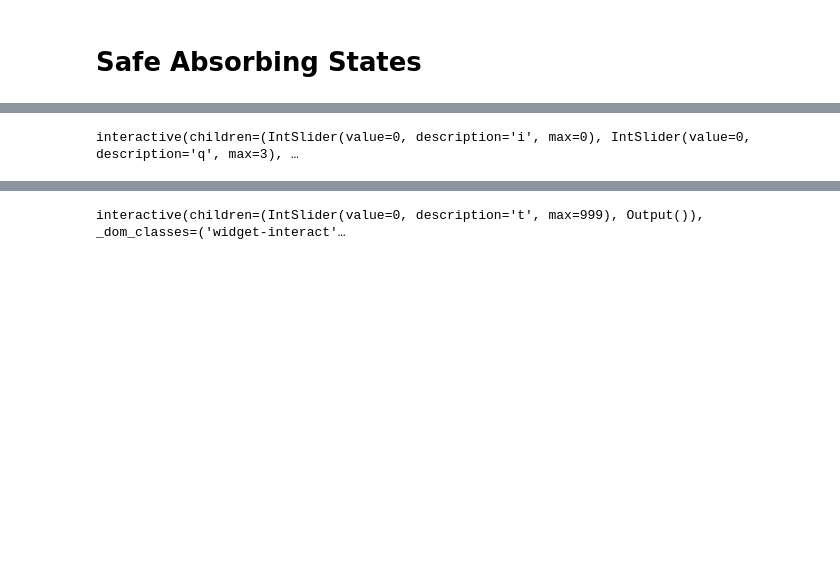
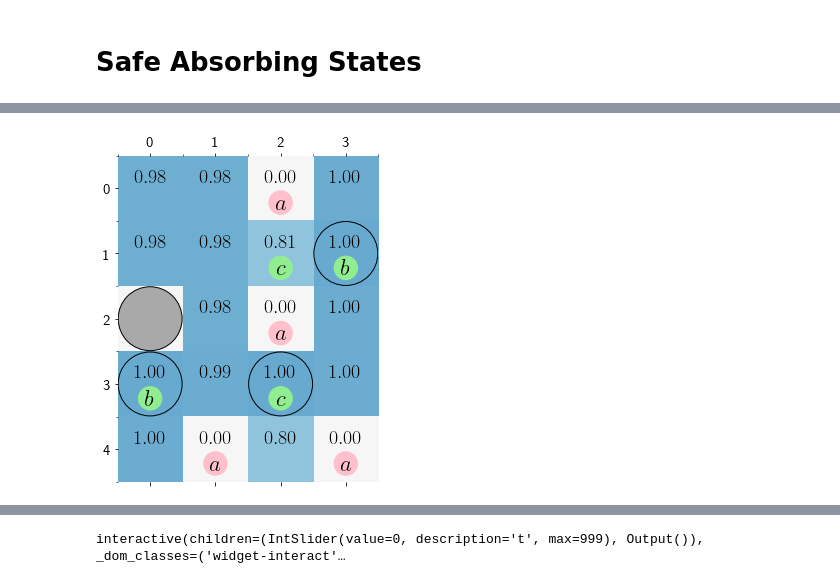
Before and after one commit to alperkamil/csrl, a Jupyter notebook: Safe Absorbing States.ipynb, the cells around one changed output, grey strips where cells are left out. Cells and saved outputs as stored; diff of their text form; code cells hidden in the pictures; blank space fills up the shorter version.

```diff
--- a/Safe Absorbing States.ipynb
+++ b/Safe Absorbing States.ipynb
@@ -37,9 +44,9 @@ csrl = ControlSynthesis(grid_mdp,oa,discount)
 # %%
-Q=csrl.q_learning(T=100,K=10000)
+Q=csrl.q_learning(T=200,K=500000)
 # %%
 value=np.max(Q,axis=4)
-csrl.plot(value)
+csrl.plot(value,iq=(0,0),save='safe_absorbing_states_values.eps')
 # %% [output]
-interactive(children=(IntSlider(value=0, description='i', max=0), IntSlider(value=0, description='q', max=3), …
+[figure, added]
 # %%
 policy=np.argmax(Q,axis=4)
```
Also changed, not shown: parts of 3 cells of this notebook, 3 other files.
